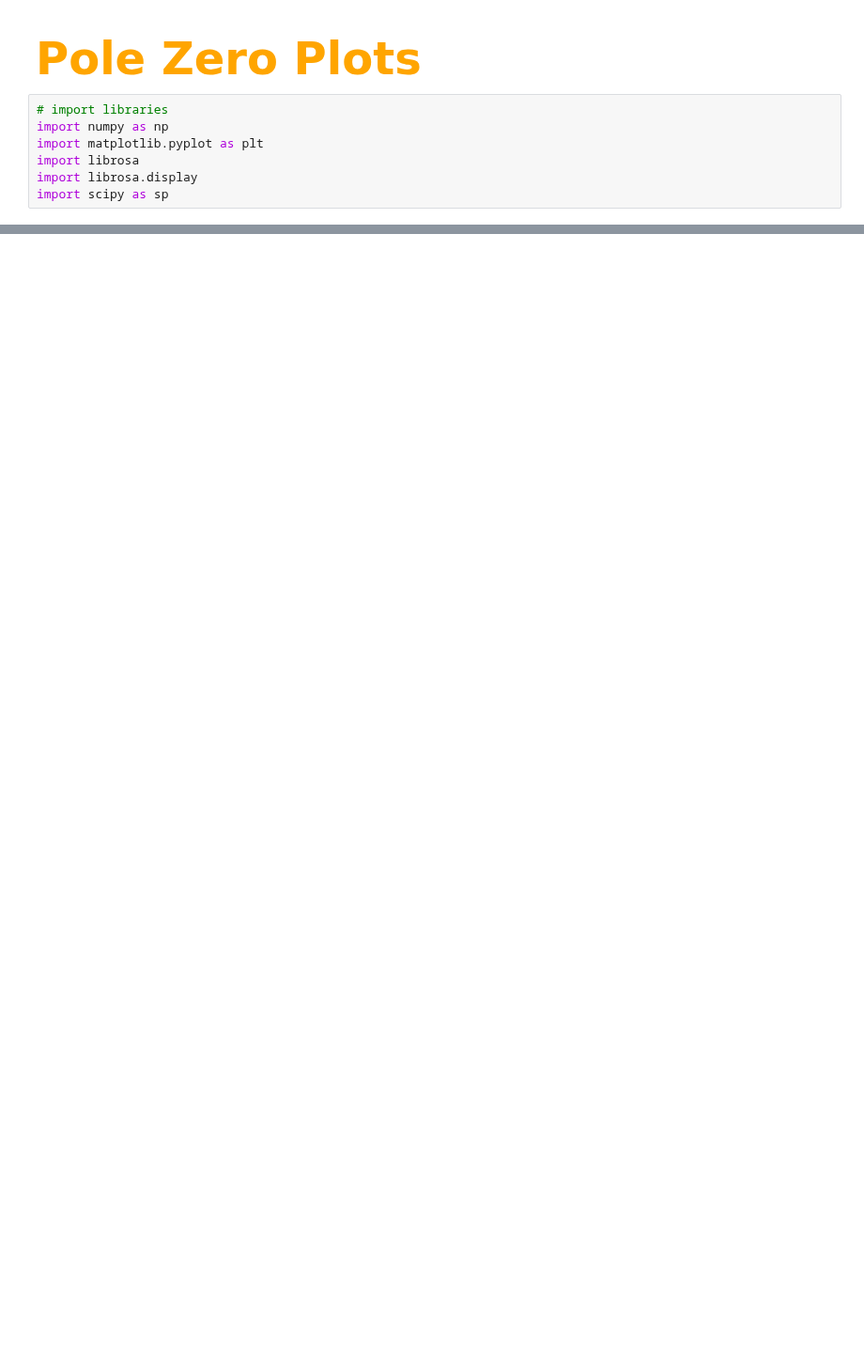
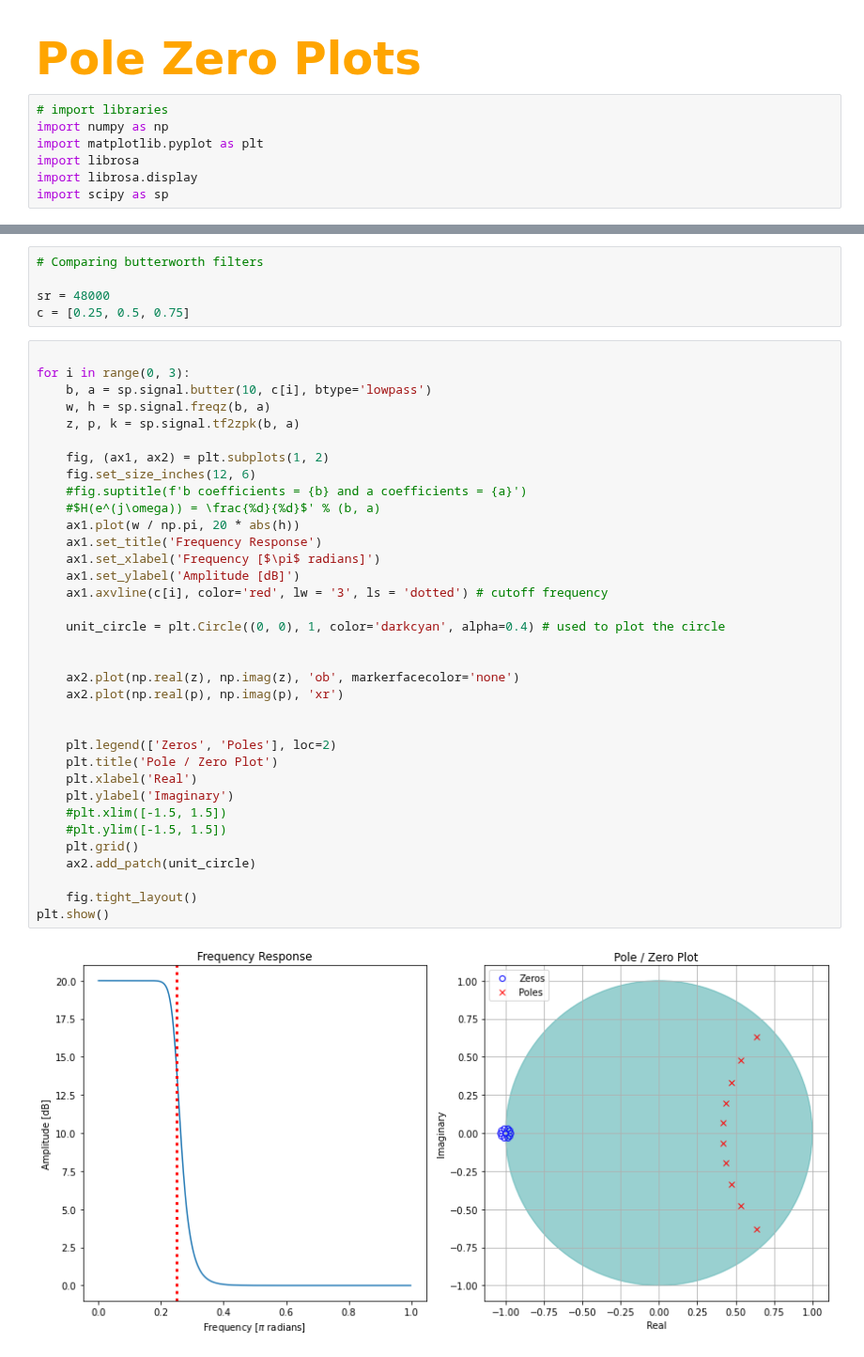
Before and after one commit to HNuijens/PythonAudioProcessing, a Jupyter notebook: Filters/Pole Zero Plots.ipynb, the cells around one changed output, grey strips where cells are left out. Shown at 94% size. Drawn from its saved outputs; the diff is of its cells as text; blank space fills up the shorter version.

```diff
--- a/Filters/Pole Zero Plots.ipynb
+++ b/Filters/Pole Zero Plots.ipynb
@@ -44,0 +87,42 @@ plt.show()
+# %%
+# Comparing butterworth filters
+
+sr = 48000
+c = [0.25, 0.5, 0.75]
+# %%
+
+for i in range(0, 3):
+    b, a = sp.signal.butter(10, c[i], btype='lowpass')
+    w, h = sp.signal.freqz(b, a)
+    z, p, k = sp.signal.tf2zpk(b, a)
+
+    fig, (ax1, ax2) = plt.subplots(1, 2)
+    fig.set_size_inches(12, 6)
+    #fig.suptitle(f'b coefficients = {b} and a coefficients = {a}')
+    #$H(e^(j\omega)) = \frac{%d}{%d}$' % (b, a)
+    ax1.plot(w / np.pi, 20 * abs(h))
+    ax1.set_title('Frequency Response')
+    ax1.set_xlabel('Frequency [$\pi$ radians]')
+    ax1.set_ylabel('Amplitude [dB]')
+    ax1.axvline(c[i], color='red', lw = '3', ls = 'dotted') # cutoff frequency
+
+    unit_circle = plt.Circle((0, 0), 1, color='darkcyan', alpha=0.4) # used to plot the circle
+
+
+    ax2.plot(np.real(z), np.imag(z), 'ob', markerfacecolor='none')
+    ax2.plot(np.real(p), np.imag(p), 'xr')
+
+
+    plt.legend(['Zeros', 'Poles'], loc=2)
+    plt.title('Pole / Zero Plot')
+    plt.xlabel('Real')
+    plt.ylabel('Imaginary')
+    #plt.xlim([-1.5, 1.5])
+    #plt.ylim([-1.5, 1.5])
+    plt.grid()
+    ax2.add_patch(unit_circle)
+
+    fig.tight_layout()
+plt.show()
+# %% [output]
+[figure, added]
```
Also changed, not shown: parts of 5 cells of this notebook.
